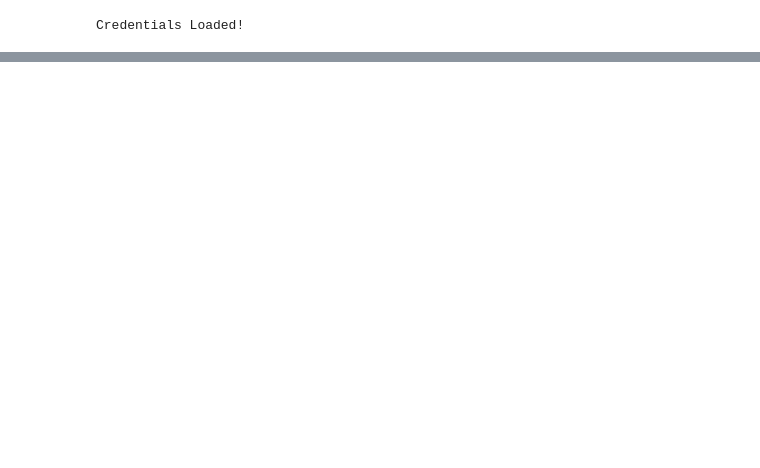
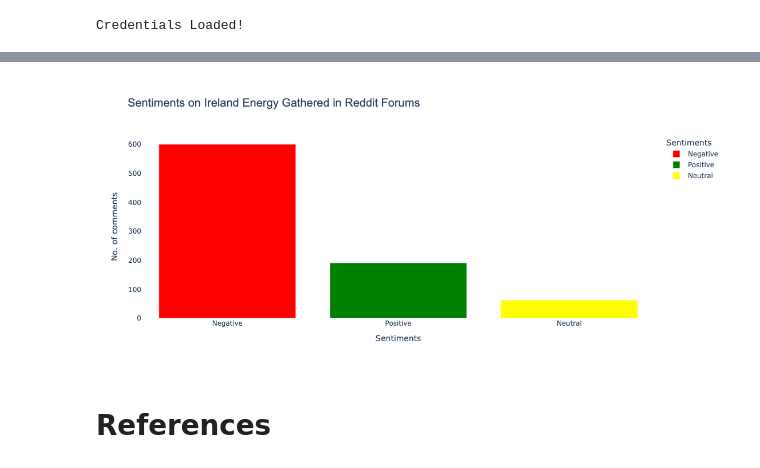
Before and after one commit to montuyajoel/IRL-Renewable-Energy-Forecasting, a Jupyter notebook: Sentiment Analysis - Energy.ipynb, the cells around one changed output, grey strips where cells are left out. Cells and saved outputs as stored; diff of their text form; code cells hidden in the pictures; blank space fills up the shorter version.

```diff
--- a/Sentiment Analysis - Energy.ipynb
+++ b/Sentiment Analysis - Energy.ipynb
@@ -162,3 +382,6 @@ sentiments_df_with_tokens
 # %%
+# Clean data necessary for Flair
 sentiments_df['cleaned']=sentiments_df.comment.apply(custom_preprocessor)
-sentiments_df
+
+# Check length of words, remove rows with comment length below 10 words
+sentiments_df=sentiments_df.loc[sentiments_df['cleaned'].apply(lambda x: len(x.split()) > 10)]
@@ -178,0 +431,33 @@ sentiments_df
+# %%
+# Define color map
+color_map = {
+    'Positive': 'green',
+    'Negative': 'red',
+    'Neutral': 'yellow'
+}
+
+# Project Results
+fig = px.bar(sentiments_df['flair_prediction'].value_counts().reset_index(),
+             x='flair_prediction',
+             y='count',
+             color='flair_prediction',
+             color_discrete_map=color_map,
+             labels={
+                 'count': 'No. of comments',
+                 'flair_prediction': 'Sentiments'},
+             title='Sentiments on Ireland Energy Gathered in Reddit Forums'
+            )
+
+
+fig.update_layout(
+    title_font=dict(size=20, family='Arial'),
+    width=900,
+    height=500,
+    plot_bgcolor='rgba(0,0,0,0)' # this makes background transparent
+)
+
+fig.show()
+# %% [output]
+[figure, added]
+# %% [markdown]
+# References
```
Also changed, not shown: parts of 36 cells of this notebook, 1 other file.
